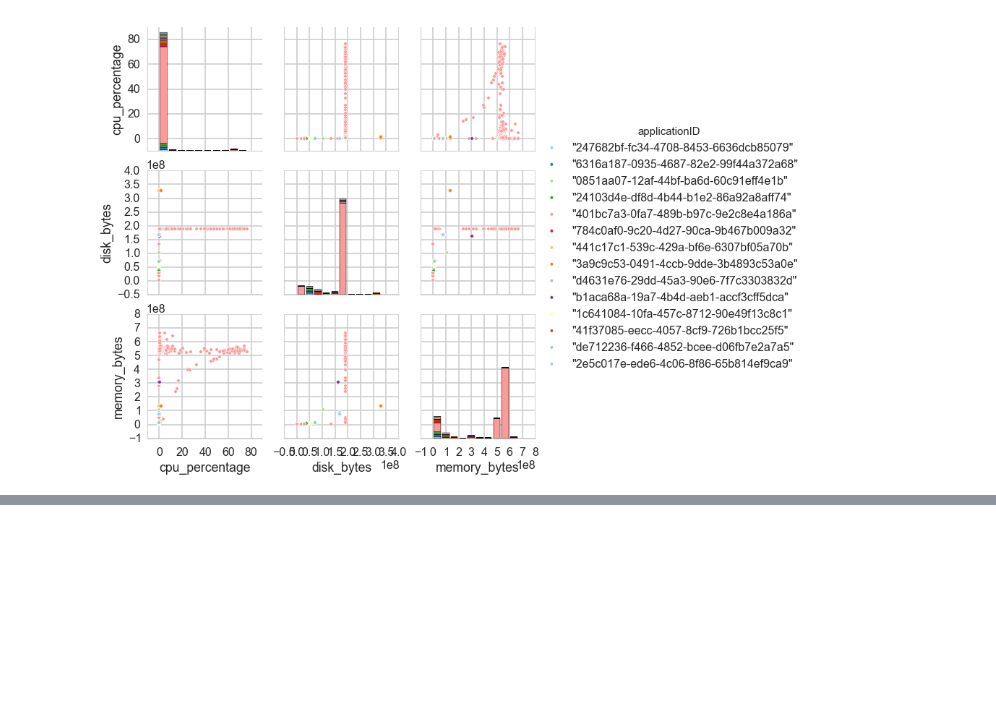
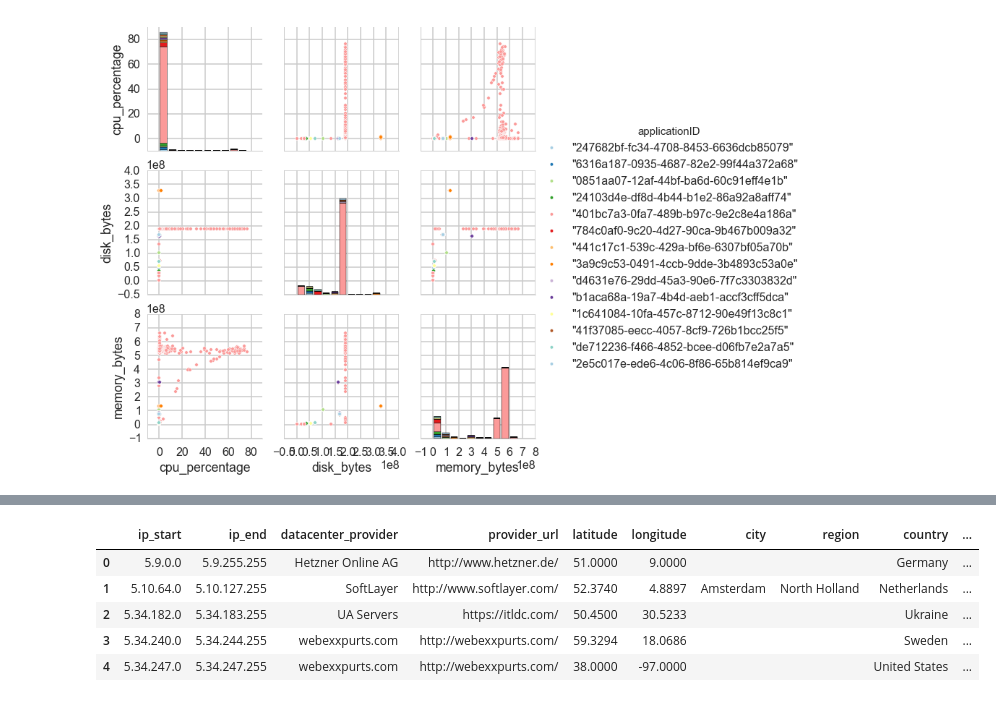
Before and after one commit to harvard-team-pivot/elastic-compute, a Jupyter notebook: elasticCompute.ipynb, the cells around one changed output, grey strips where cells are left out. Saved outputs shown, nothing was run; the diff lists cells and outputs as text; code cells hidden in the pictures; blank space fills up the shorter version.

Commit message:
Added python for generating datacenter map data for Tableau

```diff
--- a/elasticCompute.ipynb
+++ b/elasticCompute.ipynb
@@ -823,0 +841,77 @@ sns.pairplot(large_container_PaaSDF, hue="applicationID", vars = ['cpu_percentag
+# %%
+# CAUTION: this can take around 30 minutes to run.
+# Please just load the /data/datacenters_geo.csv that was generated from this code
+
+from time import sleep
+from urllib2 import urlopen
+from contextlib import closing
+import json
+
+"""
+Function
+--------
+geo_from_ip
+
+Inputs
+------
+datacenter_df: a dataframe containing datacenter IP address information,
+e.g. ip_start, ip_end, datacenter_provider, provider_url
+
+Returns
+-------
+
+A Pandas dataframe containing the original information plus the city, region_name,
+country_name & zip_code for the related IP address.
+
+
+Notes
+-----
+See description and example above.
+"""
+
+def geo_from_ip(ip):
+
+    latitude = ''
+    longitude = ''
+    city = ''
+    region = ''
+    country = ''
+    country_code = ''
+    time_zone = ''
+
+
+    url = 'http://freegeoip.net/json/' + ip
+    #print ip
+    try:
+        with closing(urlopen(url)) as response:
+            location = json.loads(response.read())
+            #print(location)
+            latitude = location['latitude']
+            longitude = location['longitude']
+            time_zone = location['time_zone']
+            country_code = location['country_code']
+            country = location['country_name']
+            city = location['city']
+            region = location['region_name']
+
+    except:
+        print("Location could not be determined automatically")
+
+    sleep(0.1) # Be nice to the folks at freegeoip.net
+
+    return latitude, longitude, city, region, country, country_code, time_zone
+
+
+dcdf = pd.read_csv('./data/datacenters.csv')
+#dcdf = dcdf.head(5) # <-- Uncomment this line to create only a portion of the entire dataset
+dcdf['latitude'], dcdf['longitude'], dcdf['city'], dcdf['region'], dcdf['country'], dcdf['country_code'], dcdf['time_zone'] = zip(*dcdf['ip_start'].map(geo_from_ip))
+
+dcdf.to_csv("data/datacenters_geo.csv", encoding="utf-8")
+dcdf.head(5)
+# %% [output]
+|  | ip_start | ip_end | datacenter_provider | provider_url | latitude | longitude | city | region | country | ... |
+| 0 | 5.9.0.0 | 5.9.255.255 | Hetzner Online AG | http://www.hetzner.de/ | 51.0000 | 9.0000 |  |  | Germany | ... |
+| 1 | 5.10.64.0 | 5.10.127.255 | SoftLayer | http://www.softlayer.com/ | 52.3740 | 4.8897 | Amsterdam | North Holland | Netherlands | ... |
+| 2 | 5.34.182.0 | 5.34.183.255 | UA Servers | https://itldc.com/ | 50.4500 | 30.5233 |  |  | Ukraine | ... |
+| 3 | 5.34.240.0 | 5.34.244.255 | webexxpurts.com | http://webexxpurts.com/ | 59.3294 | 18.0686 |  |  | Sweden | ... |
+| 4 | 5.34.247.0 | 5.34.247.255 | webexxpurts.com | http://webexxpurts.com/ | 38.0000 | -97.0000 |  |  | United States | ... |
```
Also changed, not shown: parts of 4 cells of this notebook, 3 other files.
